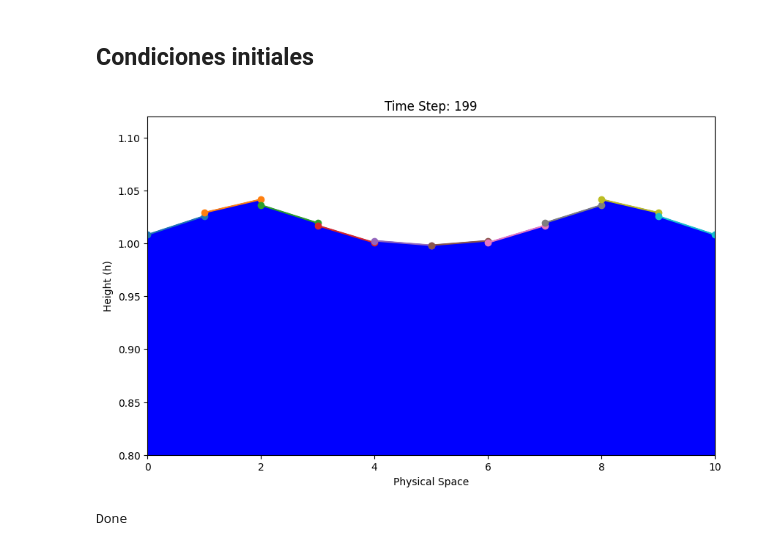
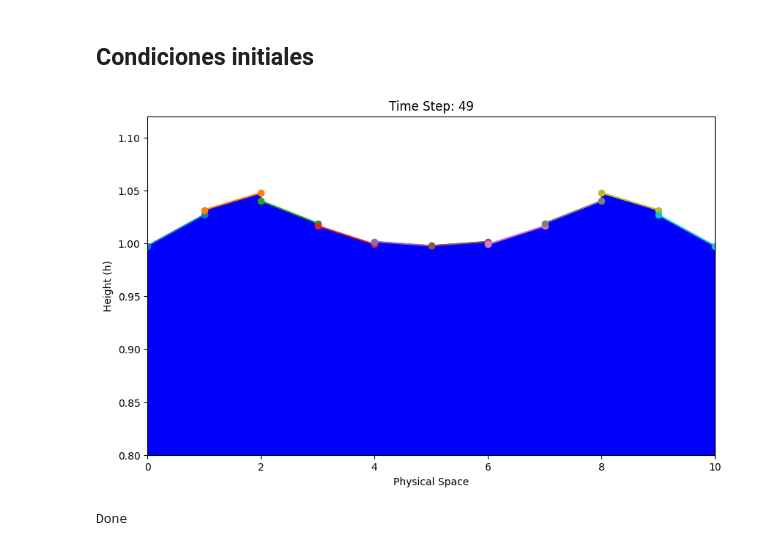
Before and after one commit to erickurquilla1999/1D-Shallow-Water-Equation, a Jupyter notebook: lecture_01.ipynb, the cells around one changed output. Cells and saved outputs as stored; diff of their text form; code cells hidden in the pictures.

```diff
--- a/lecture_01.ipynb
+++ b/lecture_01.ipynb
@@ -58,10 +58,10 @@ x_final = 10 # (m) coordenada final del dominio
 
 # Parametros del metodo de elementos finitos
 N_elementos = 10 # numero de elementos
-N_nodos = 2 # numero de nodos por elemento
+N_nodos = 2 # numero de nodos por elemento (por simplicidad solo consideramos N_nodos >= 2)
 
 # Dominio temporal
-n_steps = 200 # numero de pasos temporales
+n_steps = 50 # numero de pasos temporales
 t_limit = 1 # (s) tiempo final
 
 # Integracion numerica con cuadratura de Gauss
@@ -75,14 +75,8 @@ La generación de una malla y una cuadrícula es fundamental en el método de el
 # %%
 print(f'Generando malla \nDominio físico: [{x_inicial},{x_final}] metros\nNúmero de elementos: {N_elementos}\nNodos por elemento: {N_nodos}\n')
 
-# Generar coordenadas de los elementos
-elements_division = np.linspace(x_inicial, x_final, N_elementos + 1)
-
-# Calcular las coordenadas de los nodos en el espacio físico dentro de cada elemento
-if N_nodos > 1:
-    malla = np.array([np.linspace(elements_division[i], elements_division[i + 1], N_nodos) for i in np.arange(N_elementos)])
-else:
-    malla = np.array([[elements_division[i] + 0.5 * (elements_division[i+1] - elements_division[i])] for i in np.arange(N_elementos)])
+# Generar coordenadas de los elementos y nodos en el espacio físico
+malla = np.array([np.linspace(x_inicial + i * (x_final - x_inicial) / N_elementos, x_inicial + (i + 1) * (x_final - x_inicial) / N_elementos, N_nodos) for i in range(N_elementos)])
 
 # Imprimir las coordenadas de los nodos en el espacio físico
 for i in range(N_elementos):
@@ -121,34 +115,34 @@ mass_matrix_inverse = evolve.compute_mass_matrix_inverse(element_lengths, gauss_
 # time step
 time_step = np.array(t_limit/n_steps)
 
 # evolving in time the PDE
 for number_of_t_step in np.arange(n_steps):
 
     # plotting
     clear_output(wait=True)  # Clear the output of the current cell
     plt.figure(figsize=(10, 6))
     plt.clf()  # Clear the current figure
     for i in range(N_elementos):
         plt.plot(malla[i], h[i], linestyle='-', marker='o')
         plt.fill_between(malla[i], h[i], 0, color='blue')
     plt.ylim(0.8, 1.12)
     plt.xlim(0.0, 10.0)
     # plt.gca().set_aspect('equal', adjustable='box')
     plt.xlabel('Physical Space')
     plt.ylabel('Height (h)')
     plt.title(f'Time Step: {number_of_t_step}')
     # plt.legend()
     # plt.grid(True)
     plt.show()
     time.sleep(0)  # Pause for a second to see the change
 
     # Fordward euler time stepping method
-    # h, u = integrator.euler_method( h, u, time_step, element_number, basis_values_at_gauss_quad, basis_values_x_derivative_at_gauss_quad, gauss_weights, element_lengths, basis_values_at_nodes, mass_matrix_inverse)
+    h, u = integrator.euler_method( h, u, time_step, element_number, basis_values_at_gauss_quad, basis_values_x_derivative_at_gauss_quad, gauss_weights, element_lengths, basis_values_at_nodes, mass_matrix_inverse)
 
     # RK4 time stepping method
-    h, u = integrator.rk4_method( h, u, time_step, element_number, basis_values_at_gauss_quad, basis_values_x_derivative_at_gauss_quad, gauss_weights, element_lengths, basis_values_at_nodes, mass_matrix_inverse)
+    # h, u = integrator.rk4_method( h, u, time_step, element_number, basis_values_at_gauss_quad, basis_values_x_derivative_at_gauss_quad, gauss_weights, element_lengths, basis_values_at_nodes, mass_matrix_inverse)
 
 print(f'Done')
 # %% [output]
-[figure, old version]
+[figure, new version]
 Done
```
